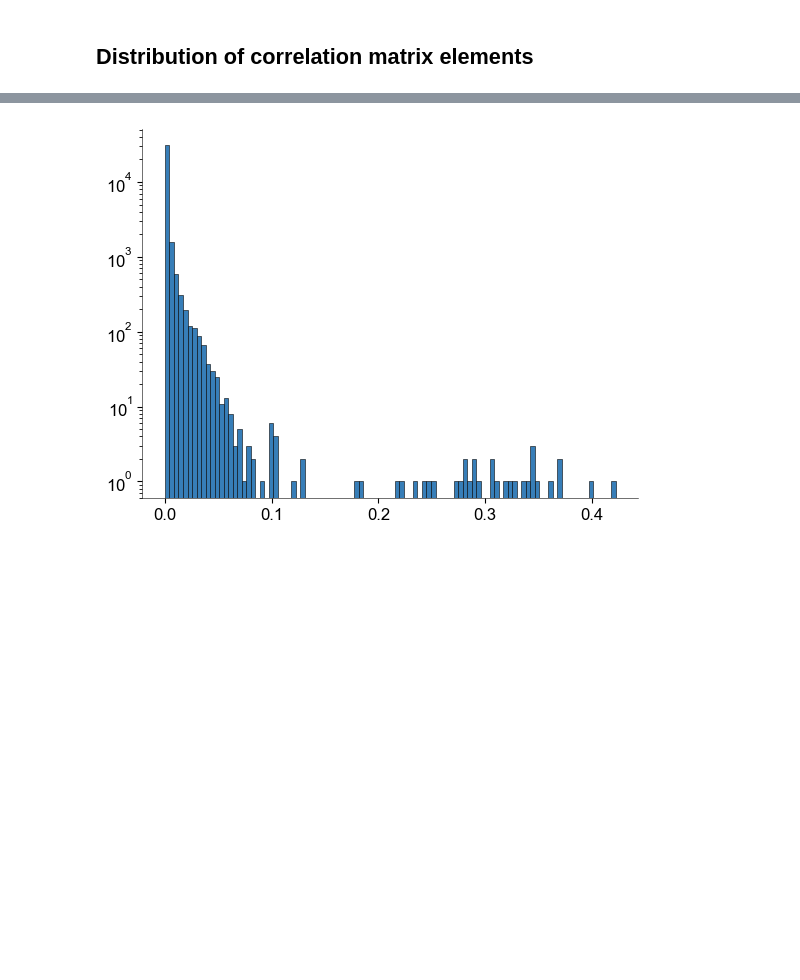
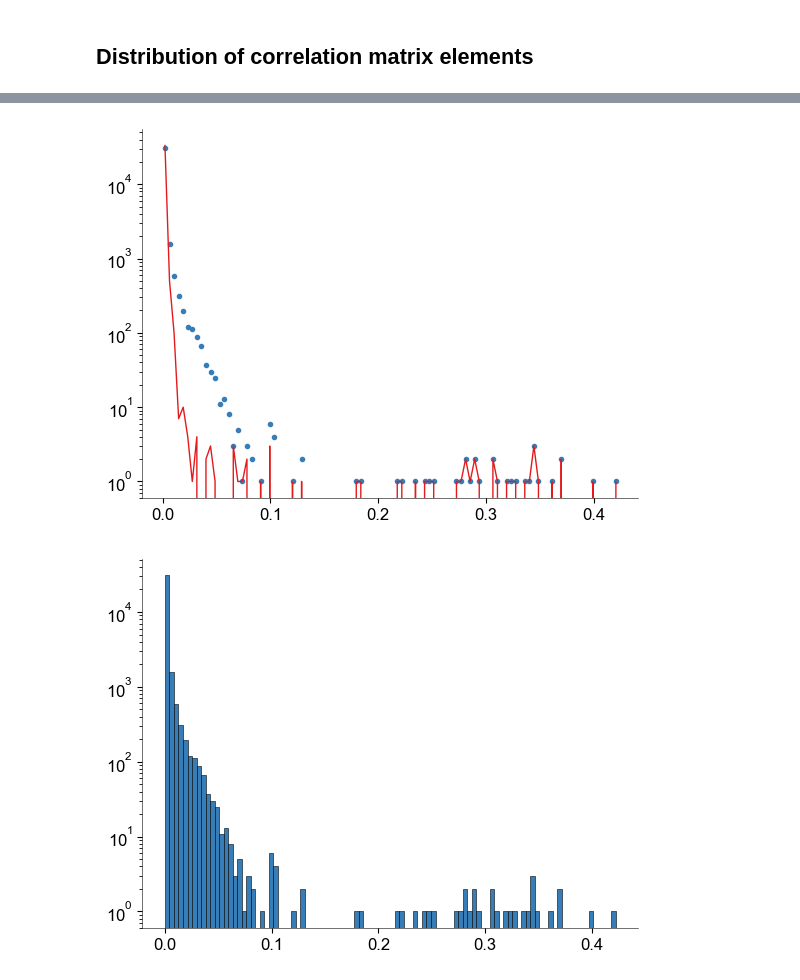
Before and after one commit to shoyip/SerProtAlign, a Jupyter notebook: notebooks/02_alignment_comparison.ipynb, the cells around one changed output, grey strips where cells are left out. Saved outputs shown, nothing was run; the diff lists cells and outputs as text; code cells hidden in the pictures; blank space fills up the shorter version.

```diff
--- a/notebooks/02_alignment_comparison.ipynb
+++ b/notebooks/02_alignment_comparison.ipynb
@@ -65,0 +77,14 @@ plt.show()
+# %%
+corr_iter = np.genfromtxt('../data/corr_iter.csv', delimiter=',', dtype=float)
+corr_shuffled_iter = np.genfromtxt('../data/corr_shuffled_iter.csv', delimiter=',', dtype=float)
+# %%
+corr_iter_centers, corr_iter_counts = get_histogram_values(corr_iter)
+corr_shuffled_iter_centers, corr_shuffled_iter_counts = get_histogram_values(corr_shuffled_iter)
+# %%
+plt.figure()
+plt.plot(corr_iter_centers, corr_iter_counts, '.')
+plt.plot(corr_shuffled_iter_centers, corr_shuffled_iter_counts, '-')
+plt.yscale('log')
+plt.show()
+# %% [output]
+[figure, added]
```
Also changed, not shown: parts of 13 cells of this notebook, 2 other files.
